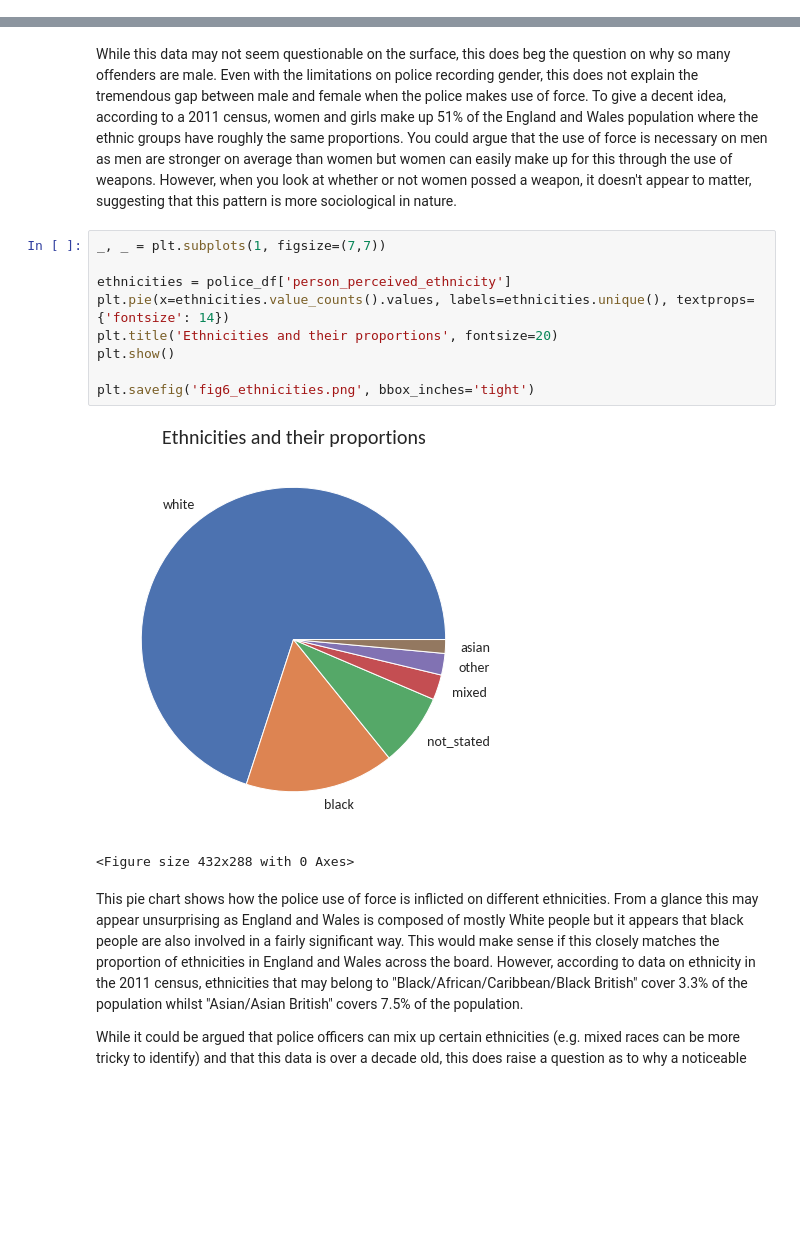
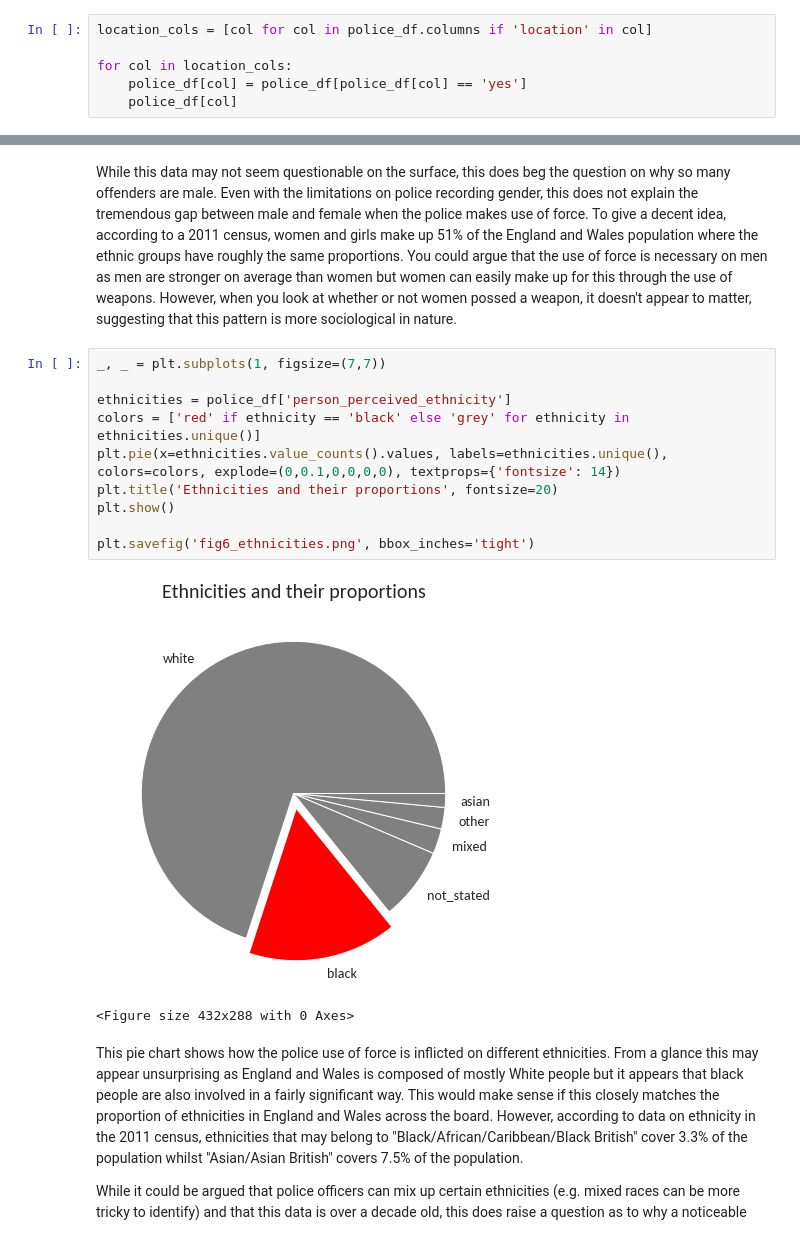
Before and after one commit to HelloWorld183L/EDA_Work, a Jupyter notebook: EDA_Police_Use_Of_Force.ipynb, the cells around one changed output, grey strips where cells are left out. Drawn from its saved outputs; the diff is of its cells as text; blank space fills up the shorter version.

```diff
--- a/EDA_Police_Use_Of_Force.ipynb
+++ b/EDA_Police_Use_Of_Force.ipynb
@@ -138,3 +162,9 @@ Name: dog_not_stated, dtype: int64
+# %%
+location_cols = [col for col in police_df.columns if 'location' in col]
+
+for col in location_cols:
+    police_df[col] = police_df[police_df[col] == 'yes']
+    police_df[col]
 # %% [markdown]
 # Exploratory data analysis
 # %%
@@ -293,14 +327,15 @@ While this data may not seem questionable on the surface, this does beg the ques
 # %%
 _, _ = plt.subplots(1, figsize=(7,7))
 
 ethnicities = police_df['person_perceived_ethnicity']
-plt.pie(x=ethnicities.value_counts().values, labels=ethnicities.unique(), textprops={'fontsize': 14})
+colors = ['red' if ethnicity == 'black' else 'grey' for ethnicity in ethnicities.unique()]
+plt.pie(x=ethnicities.value_counts().values, labels=ethnicities.unique(), colors=colors, explode=(0,0.1,0,0,0,0), textprops={'fontsize': 14})
 plt.title('Ethnicities and their proportions', fontsize=20)
 plt.show()
 
 plt.savefig('fig6_ethnicities.png', bbox_inches='tight')
 # %% [output]
-[figure, old version]
+[figure, new version]
 <Figure size 432x288 with 0 Axes>
 # %% [markdown]
 This pie chart shows how the police use of force is inflicted on different ethnicities. From a glance this may appear unsurprising as England and Wales is composed of mostly White people but it appears that black people are also involved in a fairly significant way. This would make sense if this closely matches the proportion of ethnicities in England and Wales across the board. However, according to data on ethnicity in the 2011 census, ethnicities that may belong to "Black/African/Caribbean/Black British" cover 3.3% of the population whilst "Asian/Asian British" covers 7.5% of the population.
```
Also changed, not shown: parts of 11 cells of this notebook.
